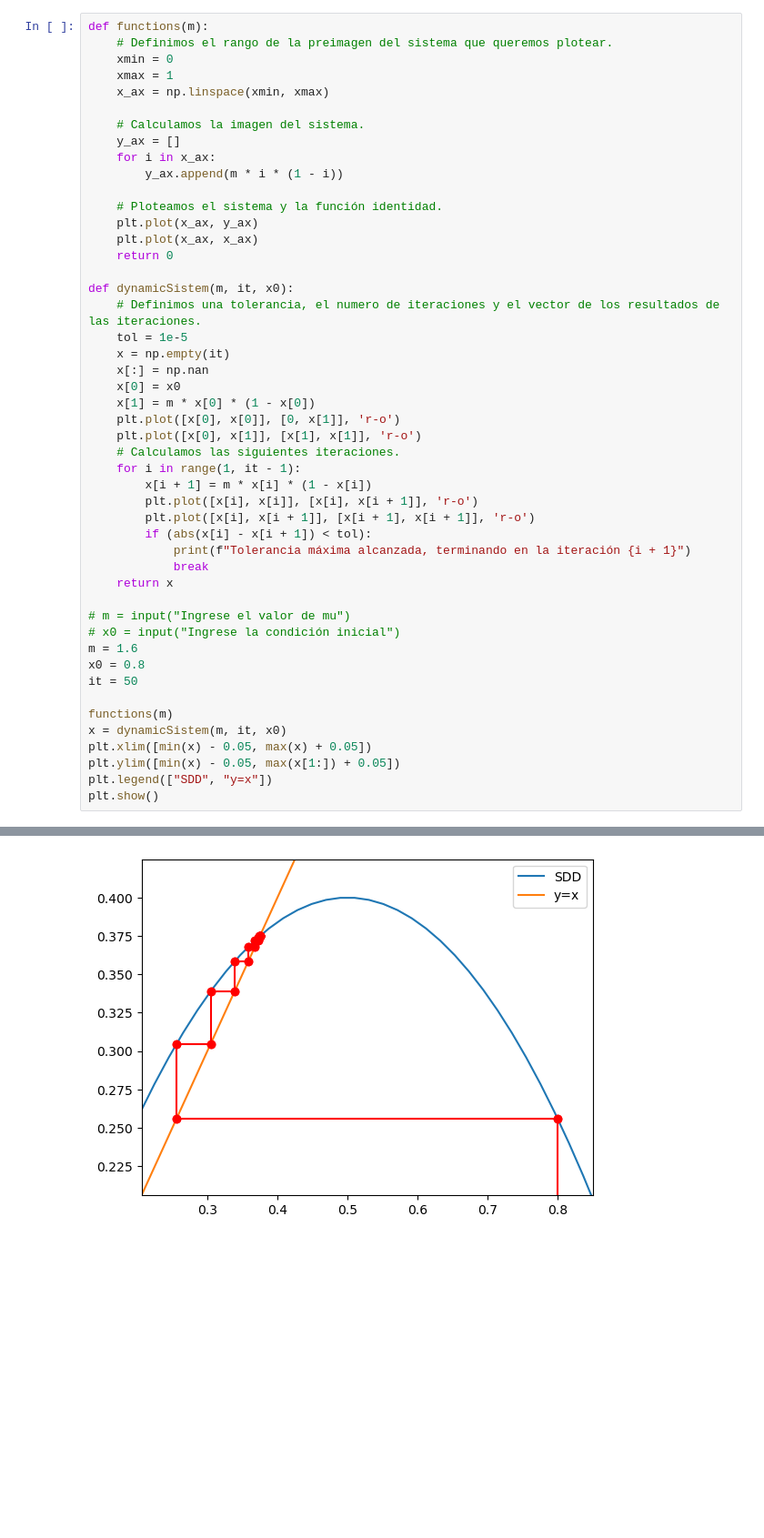
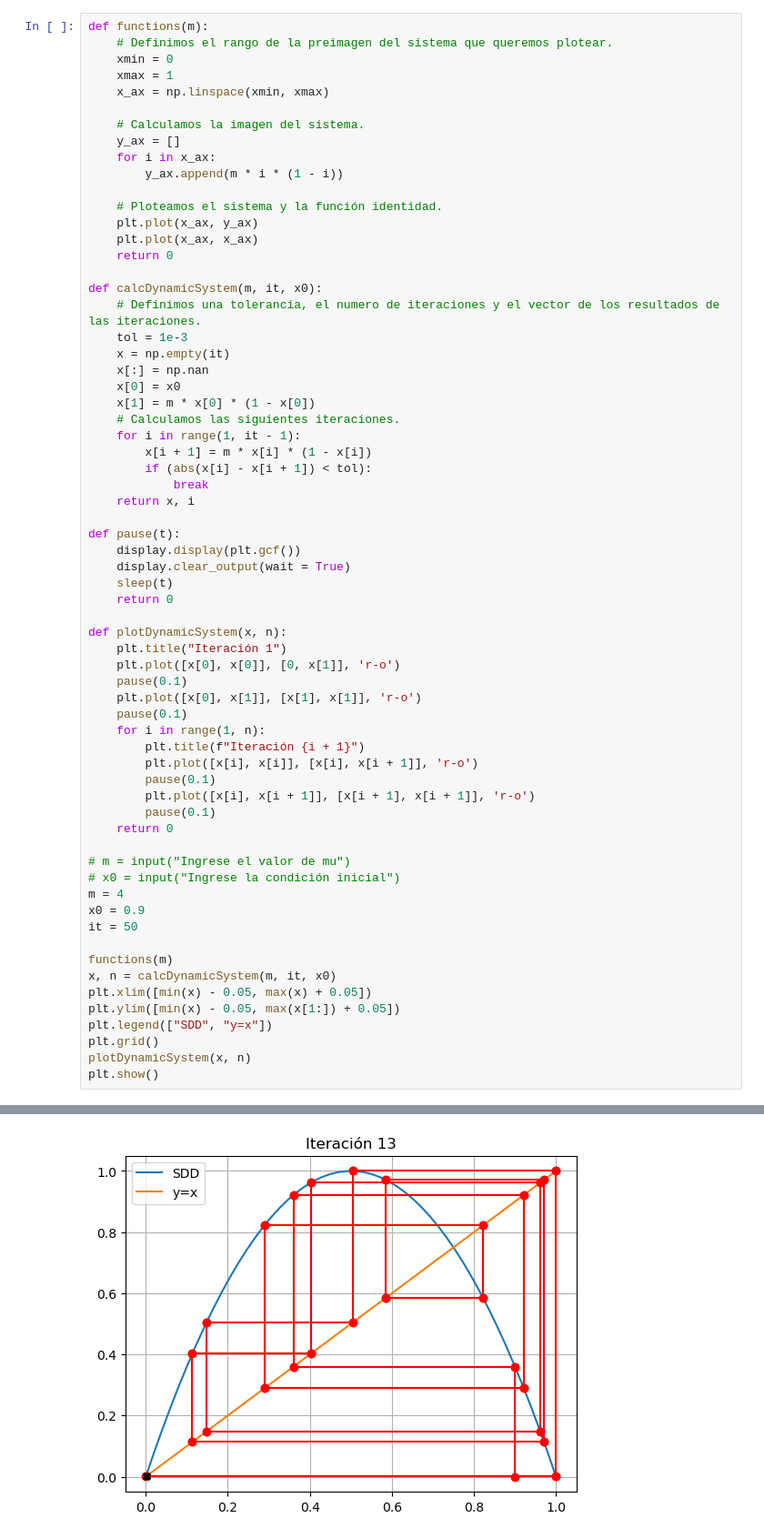
Before and after one commit to AndresE-GG/Sistemas-dinamicos, a Jupyter notebook: tarea1.ipynb, the cells around one changed output, grey strips where cells are left out. Shown at 91% size. Drawn from its saved outputs; the diff is of its cells as text; blank space fills up the shorter version.

```diff
--- a/tarea1.ipynb
+++ b/tarea1.ipynb
@@ -19,35 +20,52 @@ def functions(m):
     plt.plot(x_ax, x_ax)
     return 0
 
-def dynamicSistem(m, it, x0):
+def calcDynamicSystem(m, it, x0):
     # Definimos una tolerancia, el numero de iteraciones y el vector de los resultados de las iteraciones.
-    tol = 1e-5
+    tol = 1e-3
     x = np.empty(it)
     x[:] = np.nan
     x[0] = x0
     x[1] = m * x[0] * (1 - x[0])
-    plt.plot([x[0], x[0]], [0, x[1]], 'r-o')
-    plt.plot([x[0], x[1]], [x[1], x[1]], 'r-o')
     # Calculamos las siguientes iteraciones.
     for i in range(1, it - 1):
         x[i + 1] = m * x[i] * (1 - x[i])
+        if (abs(x[i] - x[i + 1]) < tol):
+            break
+    return x, i
+
+def pause(t):
+    display.display(plt.gcf())
+    display.clear_output(wait = True)
+    sleep(t)
+    return 0
+
+def plotDynamicSystem(x, n):
+    plt.title("Iteración 1")
+    plt.plot([x[0], x[0]], [0, x[1]], 'r-o')
+    pause(0.1)
+    plt.plot([x[0], x[1]], [x[1], x[1]], 'r-o')
+    pause(0.1)
+    for i in range(1, n):
+        plt.title(f"Iteración {i + 1}")
         plt.plot([x[i], x[i]], [x[i], x[i + 1]], 'r-o')
+        pause(0.1)
         plt.plot([x[i], x[i + 1]], [x[i + 1], x[i + 1]], 'r-o')
-        if (abs(x[i] - x[i + 1]) < tol):
-            print(f"Tolerancia máxima alcanzada, terminando en la iteración {i + 1}")
-            break
-    return x
+        pause(0.1)
+    return 0
 
 # m = input("Ingrese el valor de mu")
 # x0 = input("Ingrese la condición inicial")
-m = 1.6
-x0 = 0.8
+m = 4
+x0 = 0.9
 it = 50
 
 functions(m)
-x = dynamicSistem(m, it, x0)
+x, n = calcDynamicSystem(m, it, x0)
 plt.xlim([min(x) - 0.05, max(x) + 0.05])
 plt.ylim([min(x) - 0.05, max(x[1:]) + 0.05])
 plt.legend(["SDD", "y=x"])
+plt.grid()
+plotDynamicSystem(x, n)
 plt.show()
 # %% [output]
@@ -55 +72 @@ Tolerancia máxima alcanzada, terminando en la iteración 13
-[figure, old version]
+[figure, new version]
```
Also changed, not shown: parts of 4 cells of this notebook.
